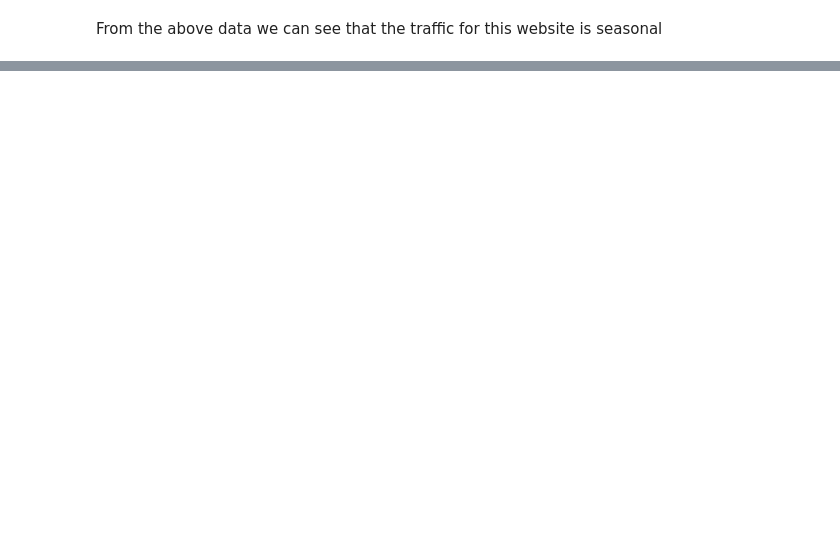
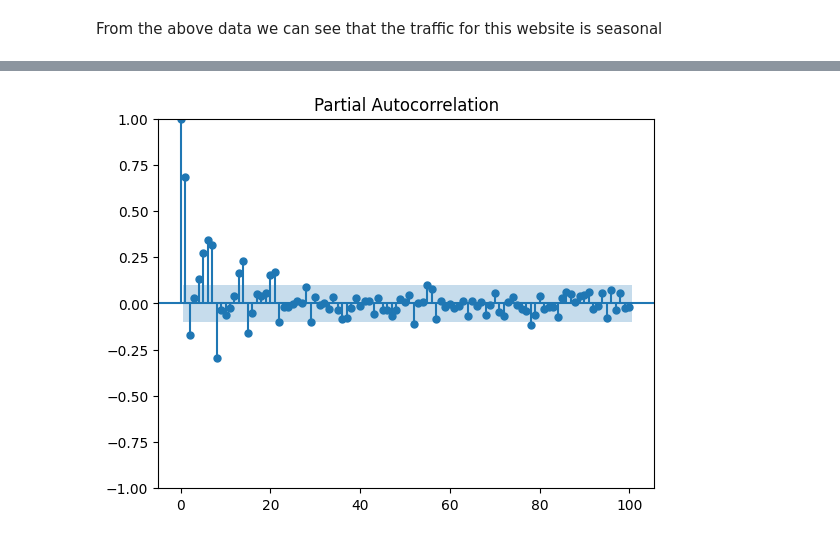
Before and after one commit to amrkld/Website-Traffic-Forecasting_ML_Model, a Jupyter notebook: Forecasting_website_traffic_model.ipynb, the cells around one changed output, grey strips where cells are left out. Saved outputs shown, nothing was run; the diff lists cells and outputs as text; code cells hidden in the pictures; blank space fills up the shorter version.

```diff
--- a/Forecasting_website_traffic_model.ipynb
+++ b/Forecasting_website_traffic_model.ipynb
@@ -46,0 +53,5 @@ From the above data we can see that the traffic for this website is seasonal
+# %%
+plot_pacf(data["Views"], lags = 100)
+plt.show()
+# %% [output]
+[figure, added]
```
Also changed, not shown: parts of 8 cells of this notebook.
